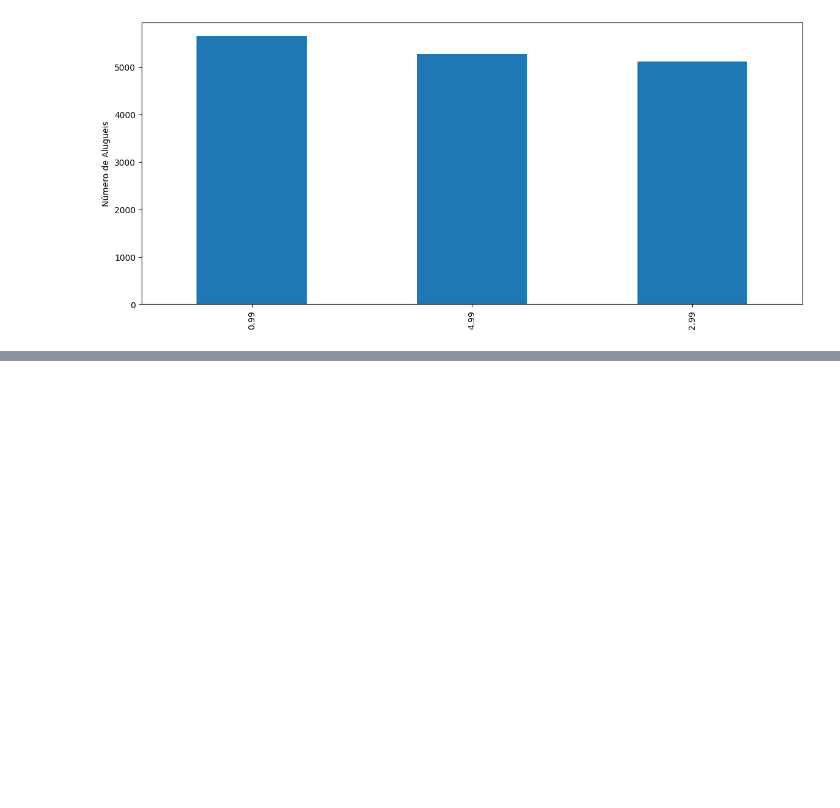
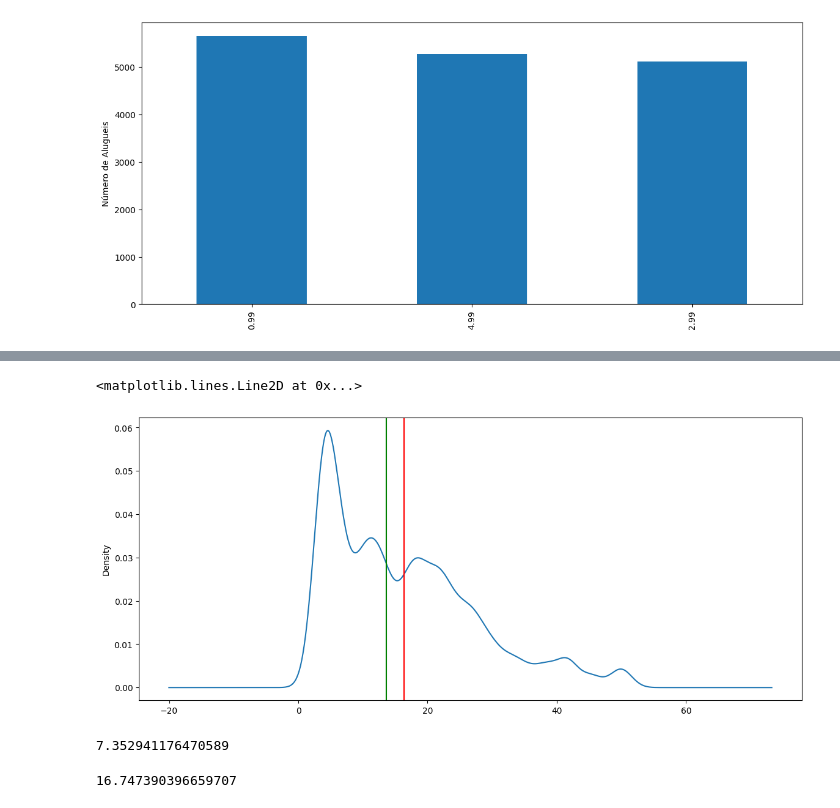
Before and after one commit to EmidioLP/Freecodecamp, a Jupyter notebook: Data_Analysis_with_Python/DataAnalysis_2.ipynb, the cells around one changed output, grey strips where cells are left out. Cells and saved outputs as stored; diff of their text form; code cells hidden in the pictures; blank space fills up the shorter version.

```diff
--- a/Data_Analysis_with_Python/DataAnalysis_2.ipynb
+++ b/Data_Analysis_with_Python/DataAnalysis_2.ipynb
@@ -119,0 +164,15 @@ Text(0, 0.5, 'Número de Alugueis')
+# %%
+ax = df['rental_gain_return'].plot(kind='density', figsize=(14,6)) # kde
+ax.axvline(df['rental_gain_return'].mean(), color='red')
+ax.axvline(df['rental_gain_return'].median(), color='green')
+# %% [output]
+<matplotlib.lines.Line2D at 0x...>
+[figure, added]
+# %%
+100 / 13.6
+# %% [output]
+7.352941176470589
+# %%
+df['film_title'].value_counts().mean()
+# %% [output]
+16.747390396659707
```
Also changed, not shown: parts of 14 cells of this notebook.
